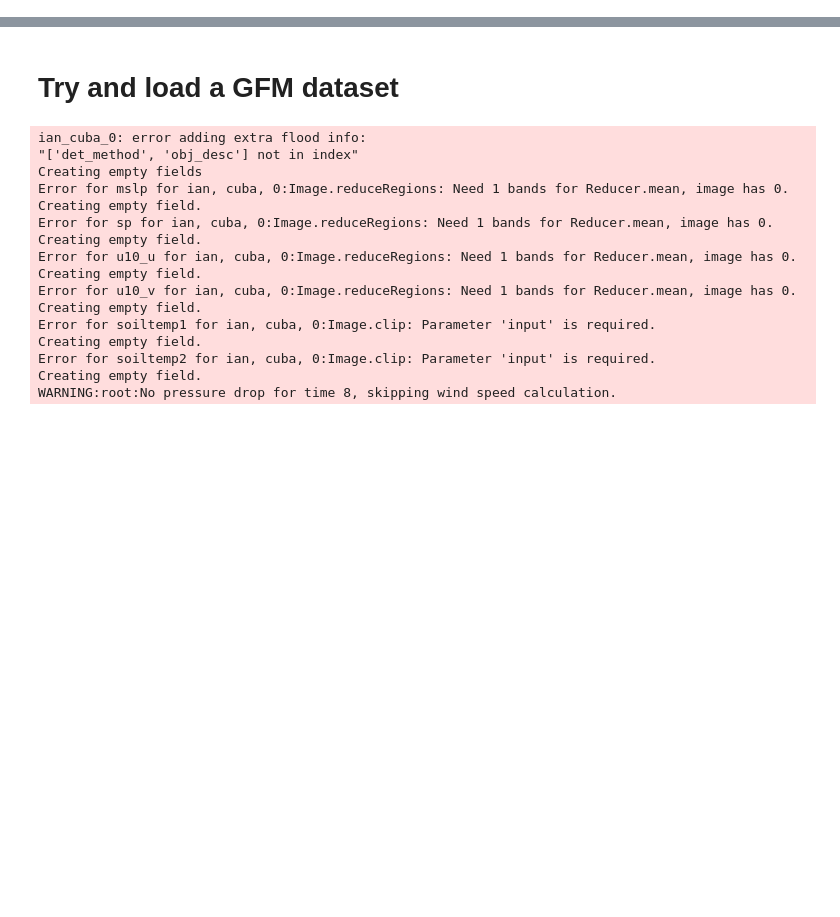
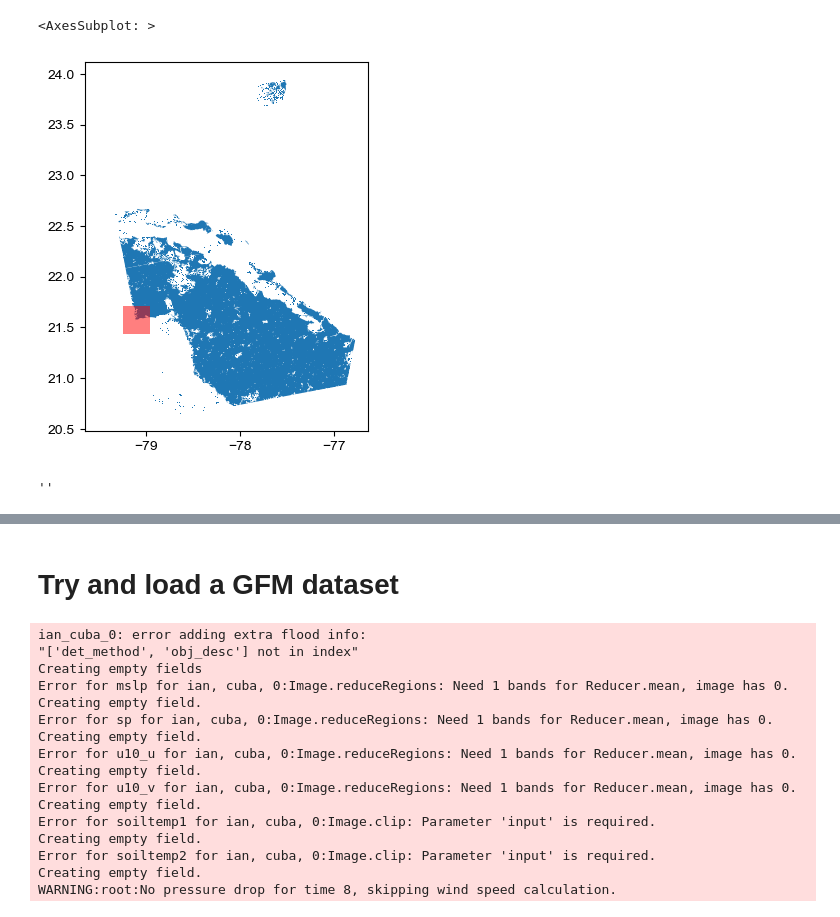
Before and after one commit to alisonpeard/hybridmodels, a Jupyter notebook: python/D. Development.ipynb, the cells around one changed output, grey strips where cells are left out. Saved outputs shown, nothing was run; the diff lists cells and outputs as text; code cells hidden in the pictures; blank space fills up the shorter version.

```diff
--- a/python/D. Development.ipynb
+++ b/python/D. Development.ipynb
@@ -3,5 +3,6 @@
 # %%
 import math
+from os.path import join, exists
 from os import remove
 import warnings
 import time
@@ -17,7 +18,7 @@ import ee
 
 # raster stuff
 import dask.distributed
-import pystac_client
+# import pystac_client
 import rioxarray  # noqa: F401
 import contextily
 import rasterio
@@ -43,9 +44,9 @@ bd = '.'
 wd = join(bd, "..", "data")
 
 # event
-storm = "batsirai"
-region = "mananjary"
-nsubregions = 1
+storm = "ian"
+region = "cuba"
+nsubregions = 17
 subregion = 0
 # %%
 # load event GeoDataFrame (as when getting data)
@@ -54,0 +131,12 @@ event.get_all_features(subregion)
+# %%
+exclusion_mask = gpd.read_file(join(self.wd, f"{event.storm}_{event.region}", "exclusion_mask.gpkg"))
+
+ax = exclusion_mask.plot()
+event.feature_gdf[0].plot(ax=ax, color='red', alpha=0.5)
+# %% [output]
+<AxesSubplot: >
+[figure, added]
+# %%
+event.feature_gdf[0].exclusion_mask[0]
+# %% [output]
+''
```
Also changed, not shown: parts of 8 cells of this notebook, 15 other files.
